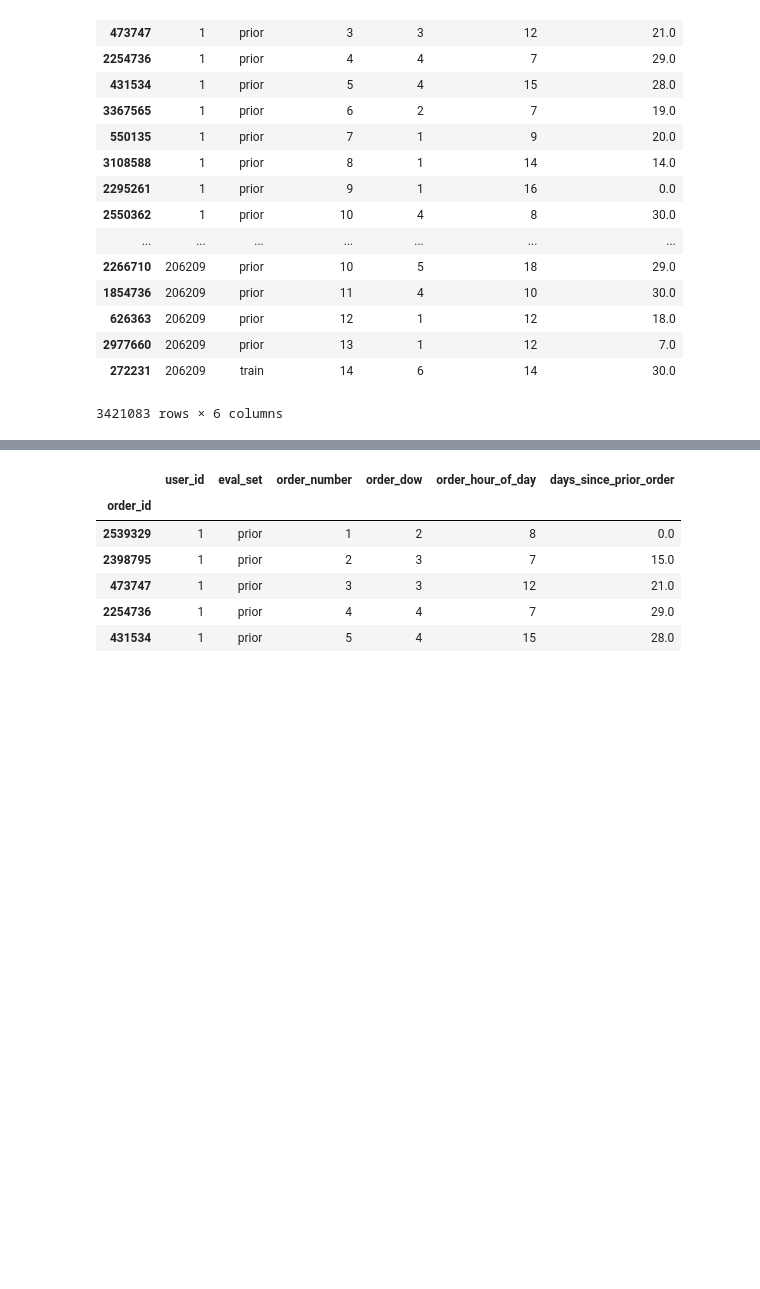
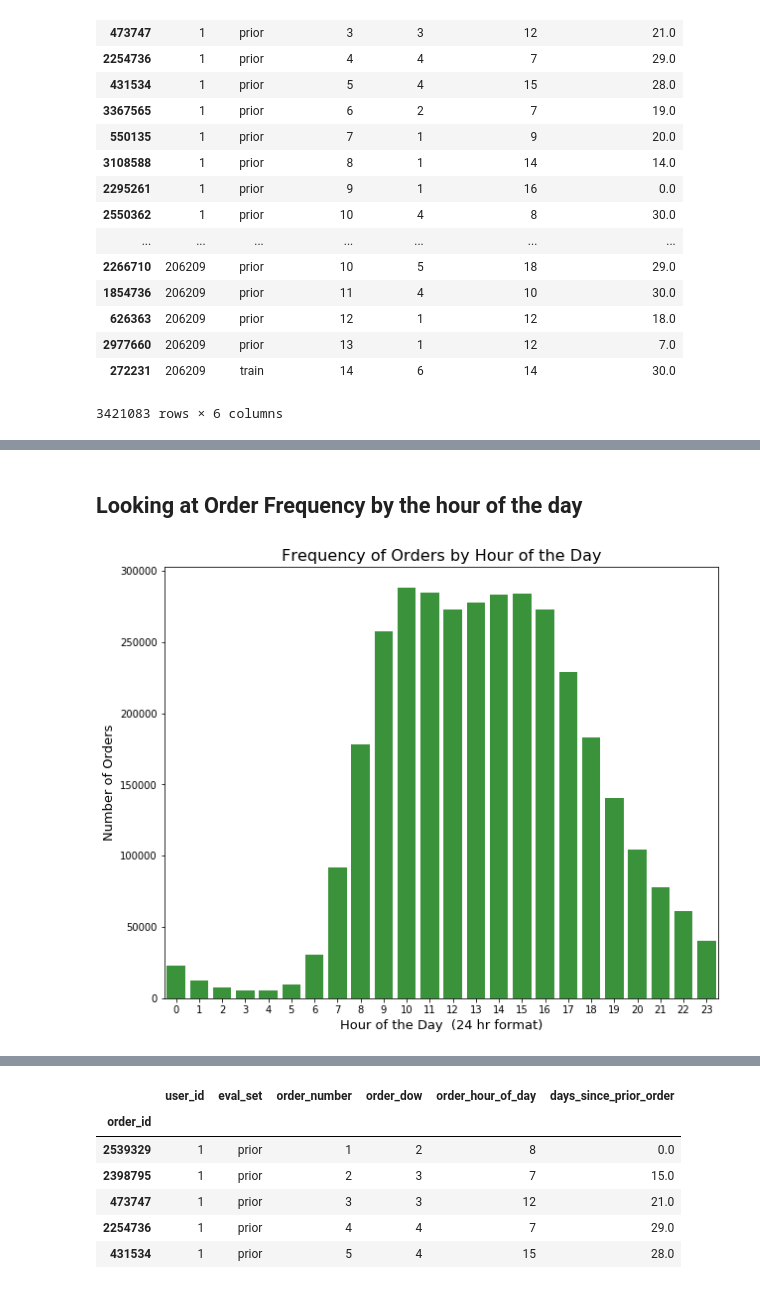
Before and after one commit to SamSamhuns/instacart_market_basket_analysis, a Jupyter notebook: instacart_data_analysis.ipynb, the cells around one changed output, grey strips where cells are left out. Cells and saved outputs as stored; diff of their text form; code cells hidden in the pictures; blank space fills up the shorter version.

```diff
--- a/instacart_data_analysis.ipynb
+++ b/instacart_data_analysis.ipynb
@@ -188,0 +191,7 @@ sns.distplot(x, kde=False, color="green")
+# %% [markdown]
+## Looking at Order Frequency by the hour of the day
+# %%
+hist_count_plots(orders ,"order_hour_of_day", "Frequency of Orders by Hour of the Day",
+                 "Hour of the Day  (24 hr format)", "Number of Orders", 2)
+# %% [output]
+[figure, added]
```
Also changed, not shown: parts of 11 cells of this notebook.
